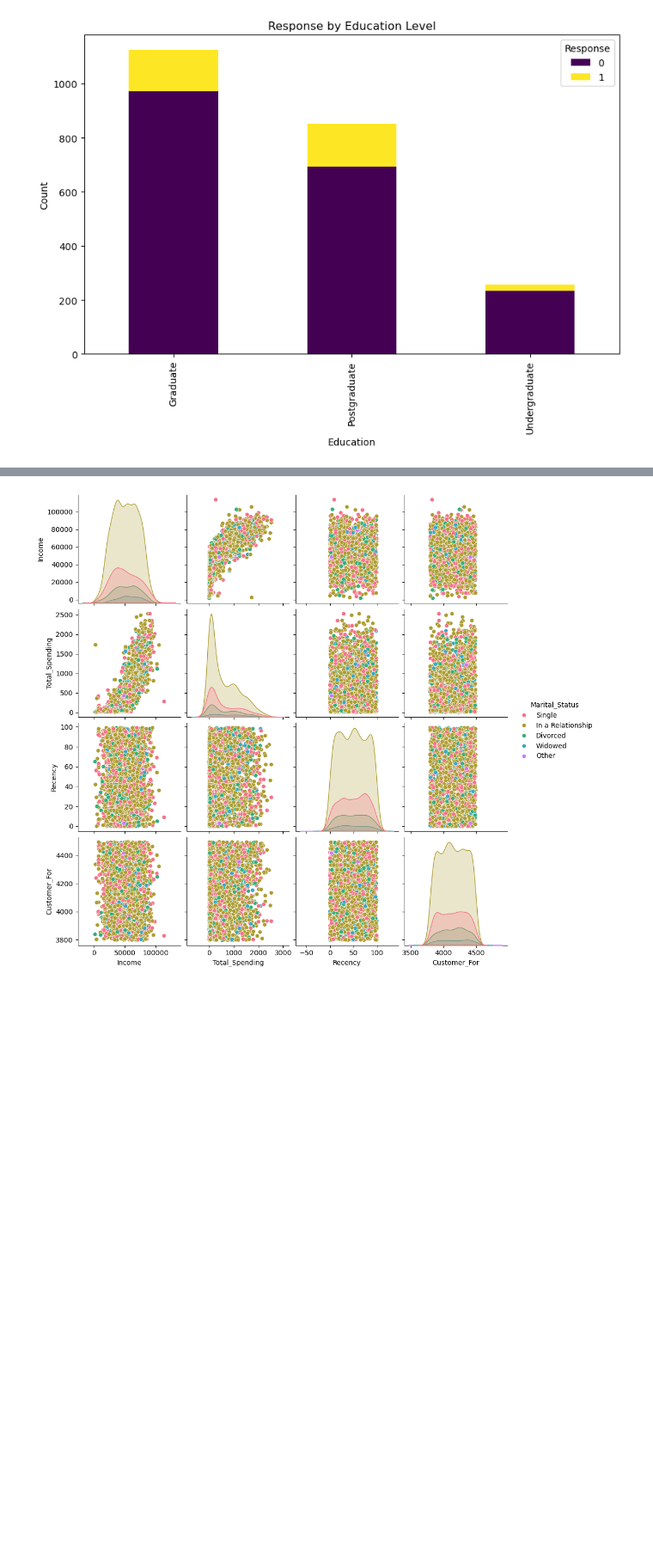
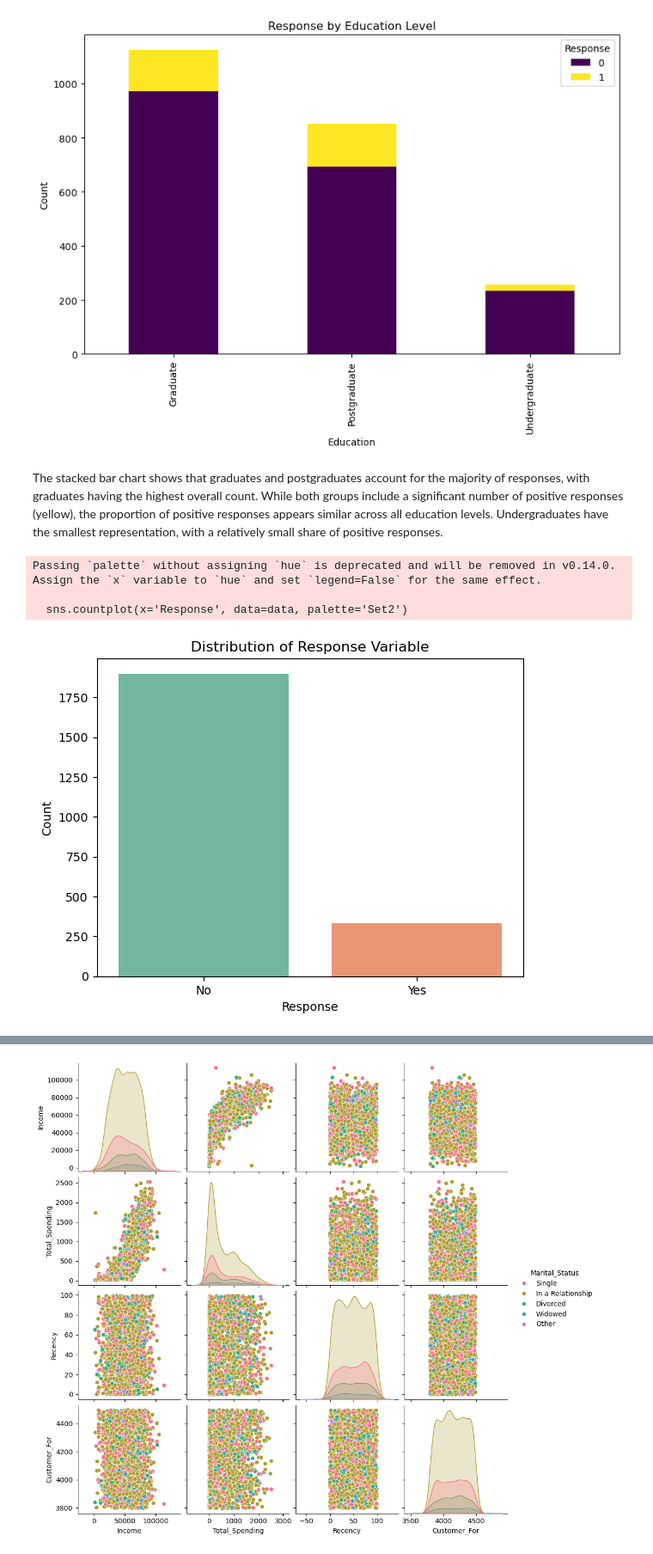
Before and after one commit to aryaandperimeter/Customer-Personality-Analysis, a Jupyter notebook: cpa.ipynb, the cells around one changed output, grey strips where cells are left out. Shown at 86% size. Cells and saved outputs as stored; diff of their text form; code cells hidden in the pictures; blank space fills up the shorter version.

Commit message:
Adding code explanations

```diff
--- a/cpa.ipynb
+++ b/cpa.ipynb
@@ -276,3 +301,18 @@ plt.ylabel('Count')
 plt.show()
 # %% [output]
 [figure]
+# %% [markdown]
+The stacked bar chart shows that graduates and postgraduates account for the majority of responses, with graduates having the highest overall count. While both groups include a significant number of positive responses (yellow), the proportion of positive responses appears similar across all education levels. Undergraduates have the smallest representation, with a relatively small share of positive responses.
+# %%
+# cell explanation: looking at the distribution of response variable
+sns.countplot(x='Response', data=data, palette='Set2')
+plt.title('Distribution of Response Variable')
+plt.xlabel('Response')
+plt.ylabel('Count')
+plt.xticks([0, 1], ['No', 'Yes'])
+plt.show()
+# %% [output]
+Passing `palette` without assigning `hue` is deprecated and will be removed in v0.14.0. Assign the `x` variable to `hue` and set `legend=False` for the same effect.
+
+  sns.countplot(x='Response', data=data, palette='Set2')
+[figure, added]
```
Also changed, not shown: parts of 59 cells of this notebook.
